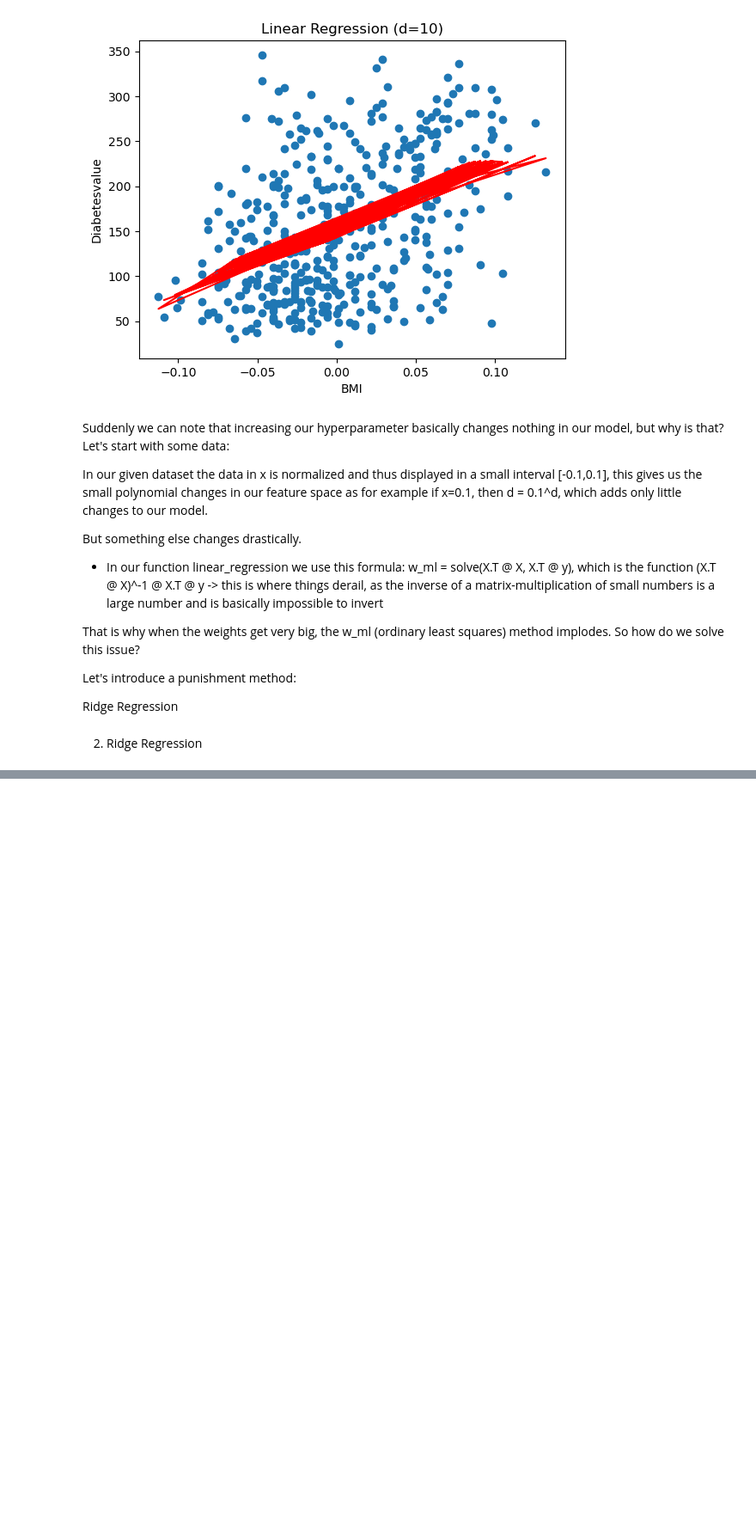
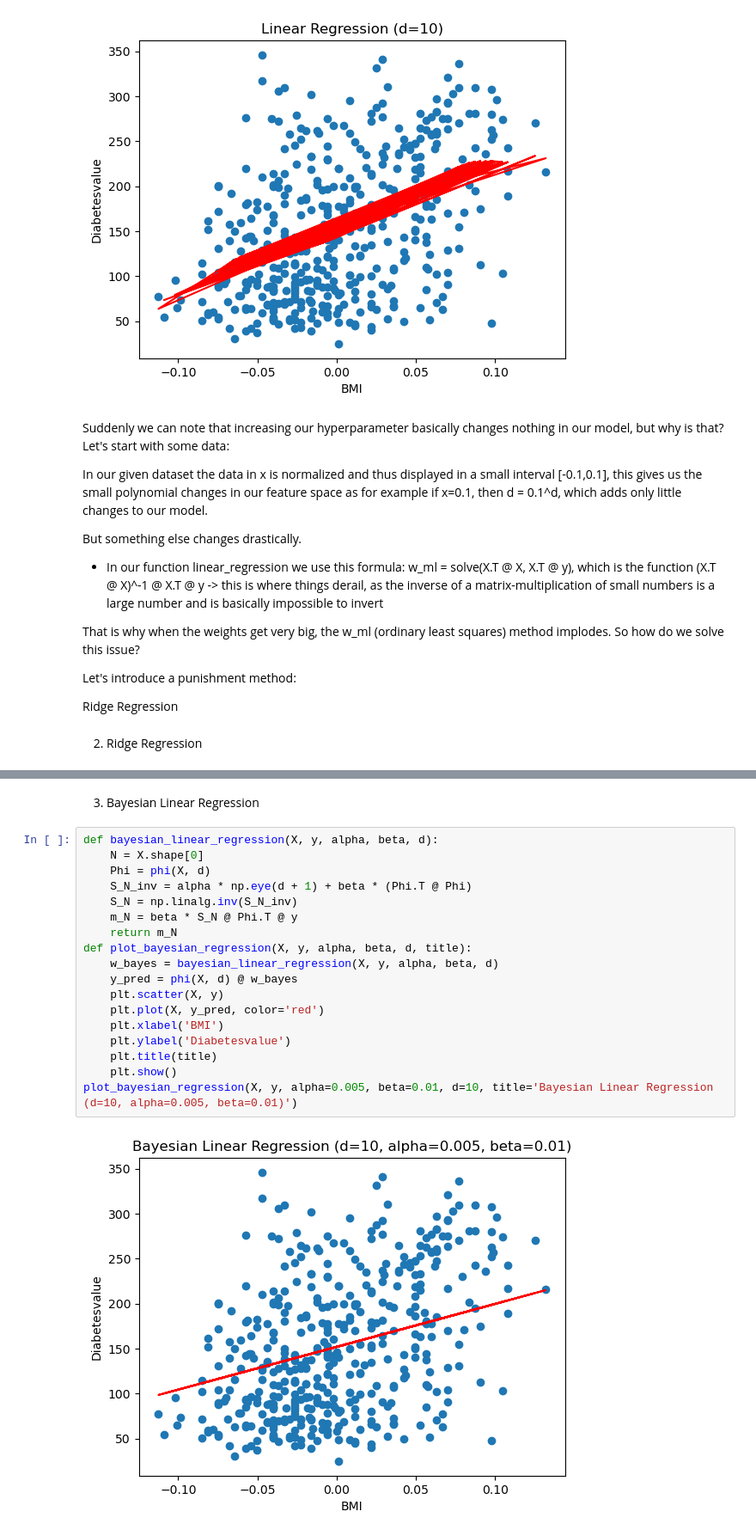
Before and after one commit to mszeyrek1/mlprojects, a Jupyter notebook: bmi-diabetes-regression.ipynb, the cells around one changed output, grey strips where cells are left out. Shown at 86% size. Cells and saved outputs as stored; diff of their text form; blank space fills up the shorter version.

```diff
--- a/bmi-diabetes-regression.ipynb
+++ b/bmi-diabetes-regression.ipynb
@@ -80,0 +90,22 @@ plot_regression(X, y, ridge_regression(phi(X, 2), y, 10) @ phi(X, 2).T, 'Ridge R
+# %% [markdown]
+3. Bayesian Linear Regression
+# %%
+def bayesian_linear_regression(X, y, alpha, beta, d):
+    N = X.shape[0]
+    Phi = phi(X, d)
+    S_N_inv = alpha * np.eye(d + 1) + beta * (Phi.T @ Phi)
+    S_N = np.linalg.inv(S_N_inv)
+    m_N = beta * S_N @ Phi.T @ y
+    return m_N
+def plot_bayesian_regression(X, y, alpha, beta, d, title):
+    w_bayes = bayesian_linear_regression(X, y, alpha, beta, d)
+    y_pred = phi(X, d) @ w_bayes
+    plt.scatter(X, y)
+    plt.plot(X, y_pred, color='red')
+    plt.xlabel('BMI')
+    plt.ylabel('Diabetesvalue')
+    plt.title(title)
+    plt.show()
+plot_bayesian_regression(X, y, alpha=0.005, beta=0.01, d=10, title='Bayesian Linear Regression (d=10, alpha=0.005, beta=0.01)')
+# %% [output]
+[figure, added]
```
Also changed, not shown: parts of 3 cells of this notebook.
